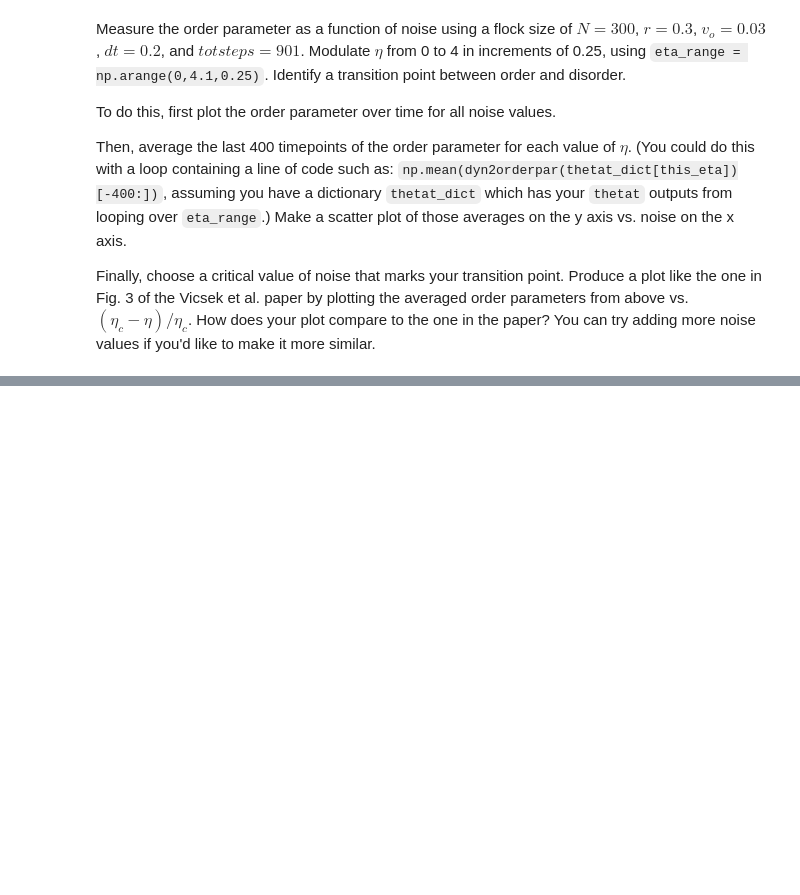
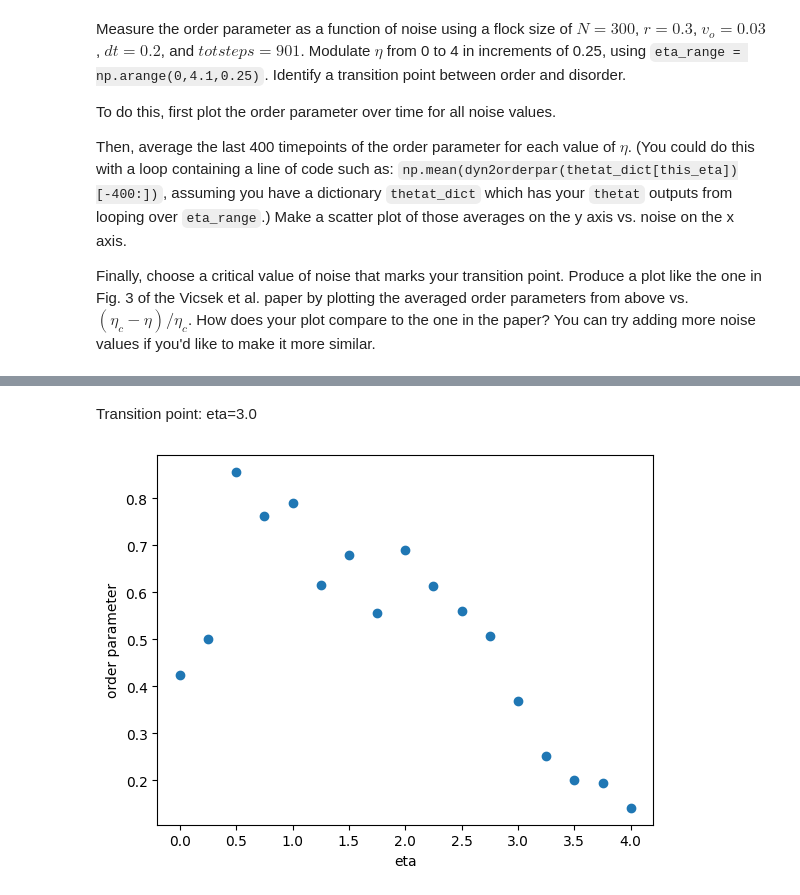
Before and after one commit to 44787313/prog2024, a Jupyter notebook: Homework_3.ipynb, the cells around one changed output, grey strips where cells are left out. Cells and saved outputs as stored; diff of their text form; code cells hidden in the pictures; blank space fills up the shorter version.

```diff
--- a/Homework_3.ipynb
+++ b/Homework_3.ipynb
@@ -127,0 +175,15 @@ Finally, choose a critical value of noise that marks your transition point. Prod
+# %% [markdown]
+Transition point: eta=3.0
+# %%
+mean400 = []
+for this_eta in eta_range:
+  x = this_eta
+  y = np.mean(dyn2orderpar(theta_dict[this_eta])[-400:])
+  mean400.append([x,y])
+# %%
+plt.scatter(np.array(mean400)[:,0], np.array(mean400)[:,1])
+plt.xlabel('eta')
+plt.ylabel('order parameter')
+plt.show()
+# %% [output]
+[figure, added]
```
Also changed, not shown: parts of 6 cells of this notebook.
